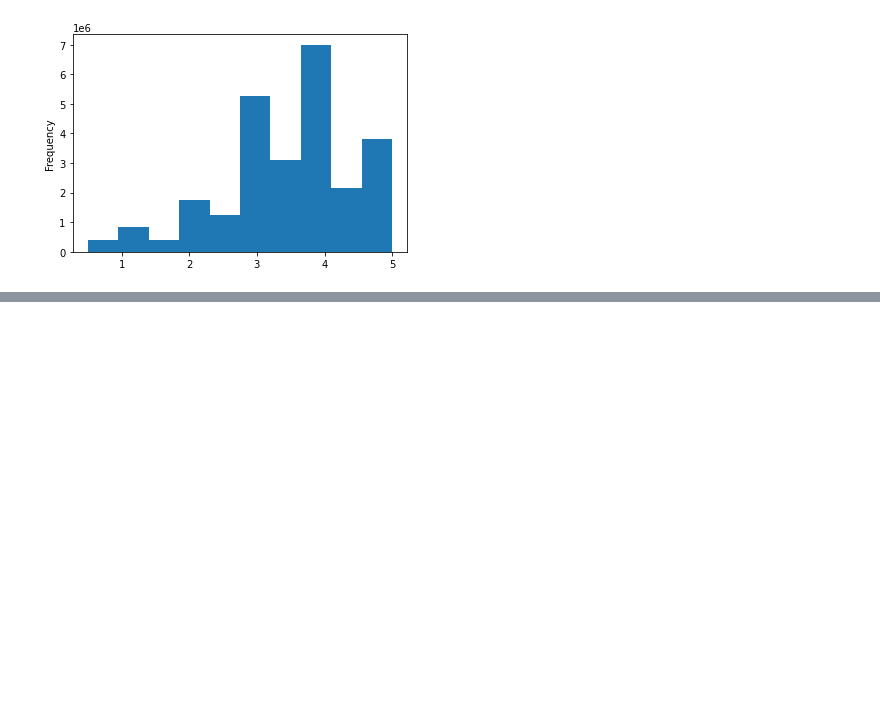
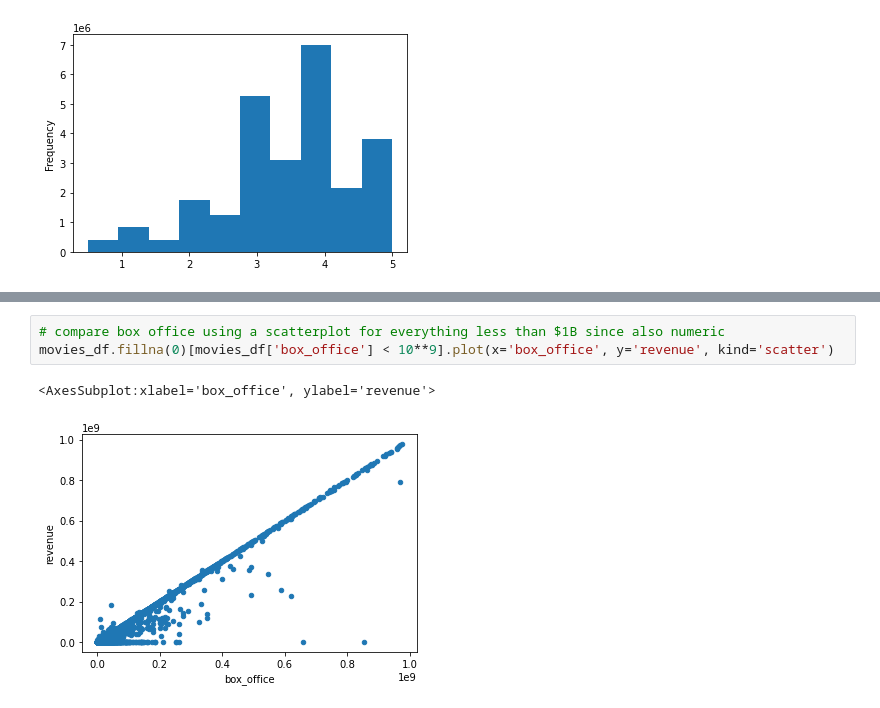
Before and after one commit to hwik1/Movies-ETL, a Jupyter notebook: Movies-ETL.ipynb, the cells around one changed output, grey strips where cells are left out. Drawn from its saved outputs; the diff is of its cells as text; blank space fills up the shorter version.

```diff
--- a/Movies-ETL.ipynb
+++ b/Movies-ETL.ipynb
@@ -851,0 +901,6 @@ Name: rating, dtype: float64
+# %%
+# compare box office using a scatterplot for everything less than $1B since also numeric
+movies_df.fillna(0)[movies_df['box_office'] < 10**9].plot(x='box_office', y='revenue', kind='scatter')
+# %% [output]
+<AxesSubplot:xlabel='box_office', ylabel='revenue'>
+[figure, added]
```
Also changed, not shown: parts of 20 cells of this notebook.
